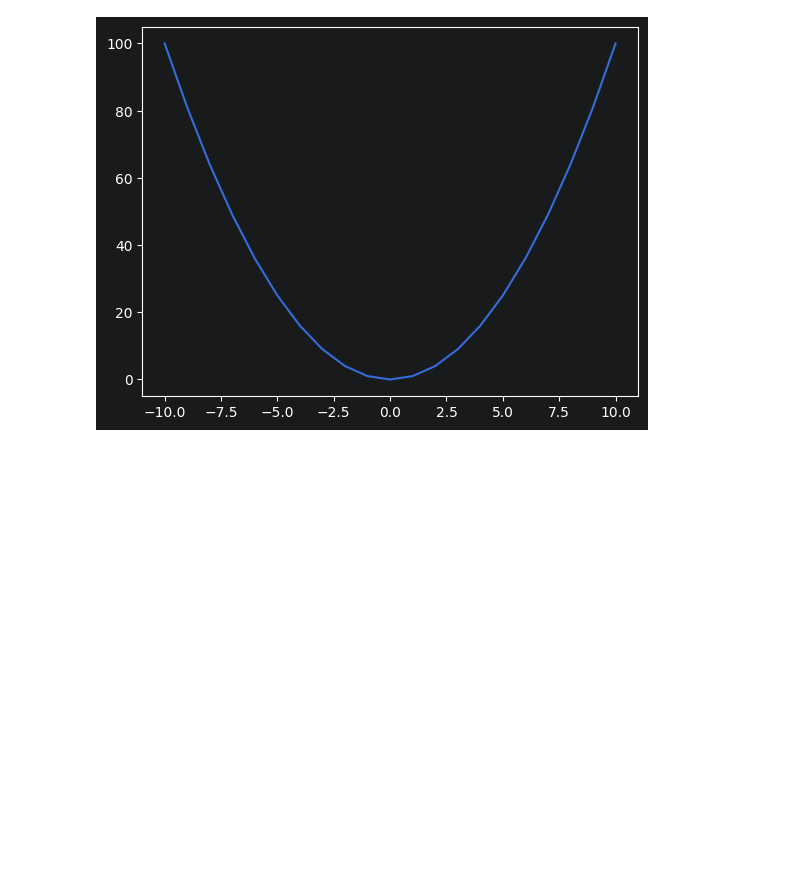
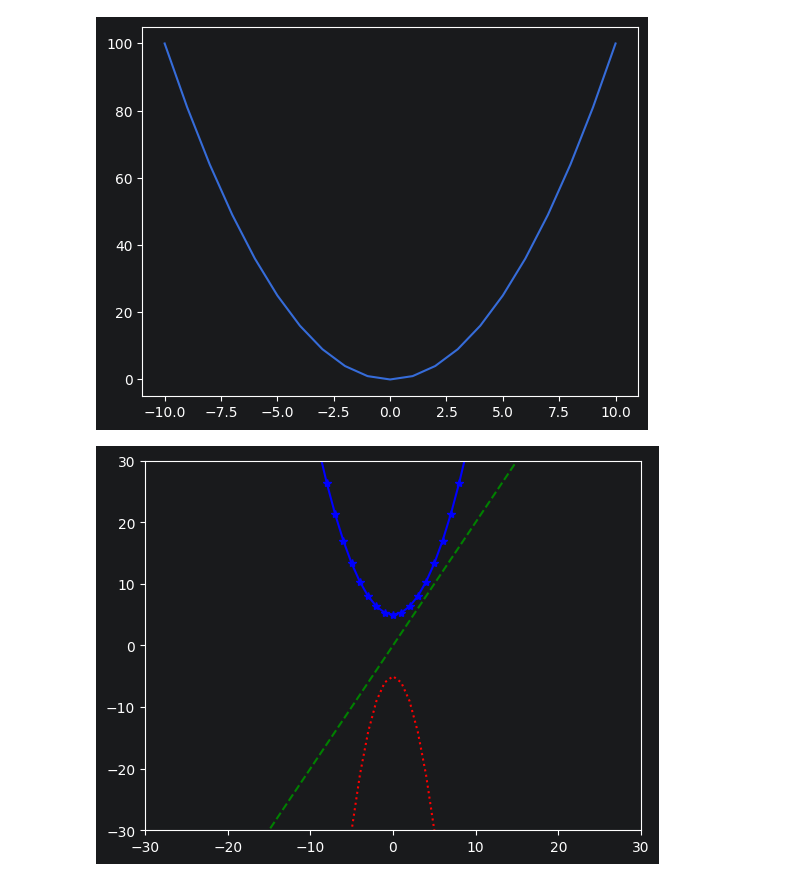
Before and after one commit to ChanPark03/chanpark-ML-2026, a Jupyter notebook: numpy/ex_01.ipynb, the cells around one changed output. Drawn from its saved outputs; the diff is of its cells as text; code cells hidden in the pictures; blank space fills up the shorter version.

```diff
--- a/numpy/ex_01.ipynb
+++ b/numpy/ex_01.ipynb
@@ -251,3 +254,15 @@ plt.show
 # %% [output]
 <function matplotlib.pyplot.show(close=None, block=None)>
 [figure]
+# %%
+x = np.arange(-20,21)
+y1 = x * 2
+y2 = (1/3) * np.square(x) + 5
+y3 = -(x ** 2) - 5
+plt.plot(x, y1, 'g--')
+plt.plot(x, y2, 'b-*')
+plt.plot(x, y3, 'r:')
+plt.axis([-30,30,-30,30])
+plt.show()
+# %% [output]
+[figure, added]
```
Also changed, not shown: parts of 9 cells of this notebook, 13 other files.
